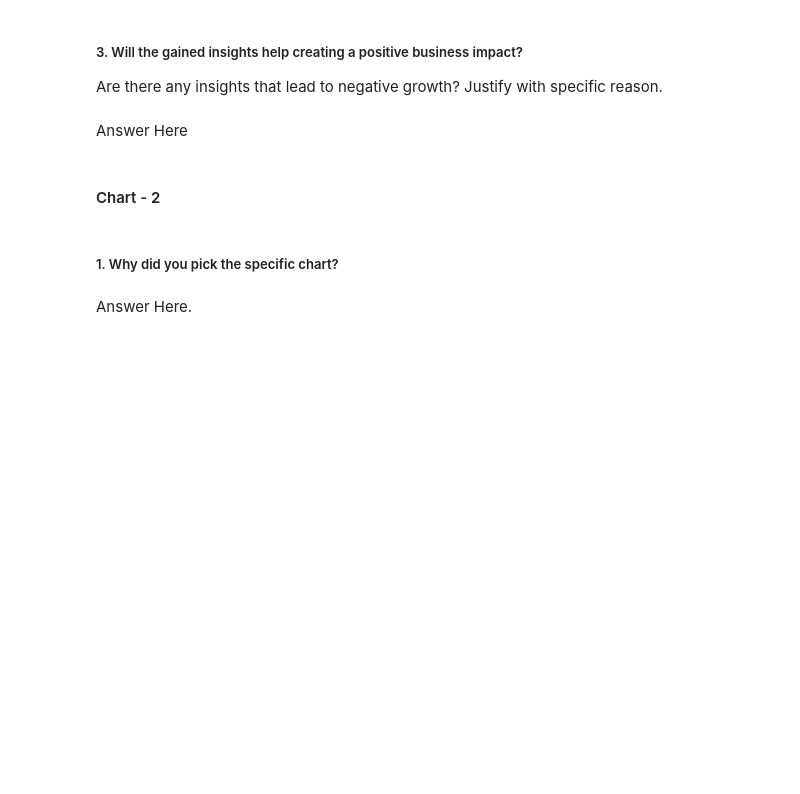
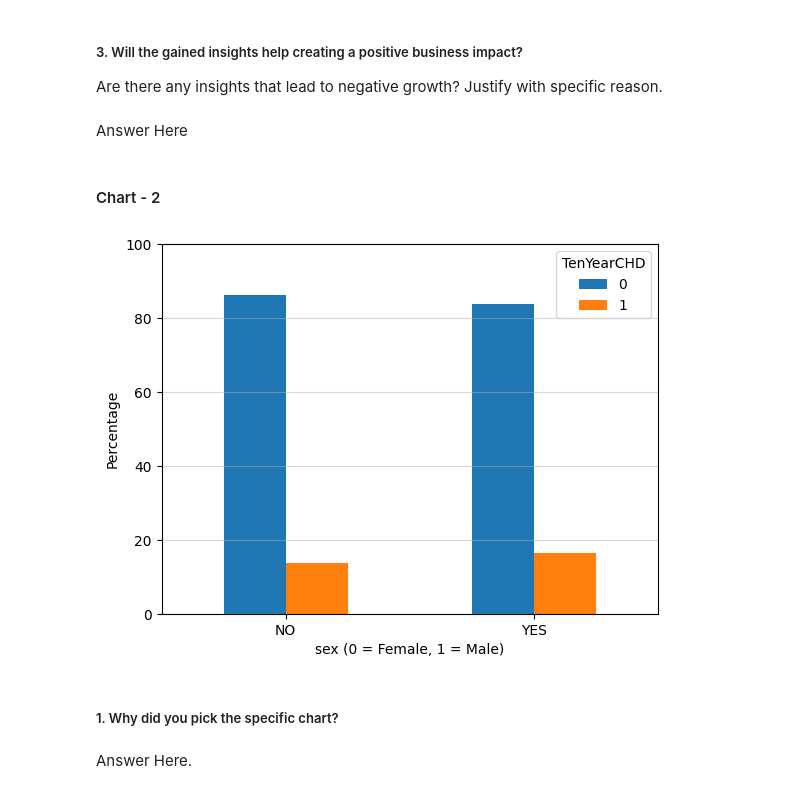
Before and after one commit to OmprakashDebata/Cardiovascular_Prediction_Classifcation, a Jupyter notebook: Cardiovascular_prediction_individual.ipynb, the cells around one changed output. Cells and saved outputs as stored; diff of their text form; code cells hidden in the pictures; blank space fills up the shorter version.

```diff
--- a/Cardiovascular_prediction_individual.ipynb
+++ b/Cardiovascular_prediction_individual.ipynb
@@ -486,3 +490,18 @@ Answer Here
+# %%
+# Chart - 2 visualizing the relationship between is_smoking and TenYearCHD.      4
+
+tenyear_smoking = data.groupby('TenYearCHD')['is_smoking'].value_counts().unstack(0)
+pct_df = tenyear_smoking.divide(tenyear_smoking.sum(axis=1), axis=0)*100
+
+pct_df.plot(kind='bar')
+plt.ylim(0,100)
+plt.ylabel('Percentage')
+plt.xlabel('sex (0 = Female, 1 = Male)')
+plt.xticks(rotation=0)
+plt.grid(axis='y', linestyle='-', alpha=0.5)
+plt.show()
+# %% [output]
+[figure, added]
 # %% [markdown]
 ##### 1. Why did you pick the specific chart?
 # %% [markdown]
```
Also changed, not shown: parts of 61 cells of this notebook.
